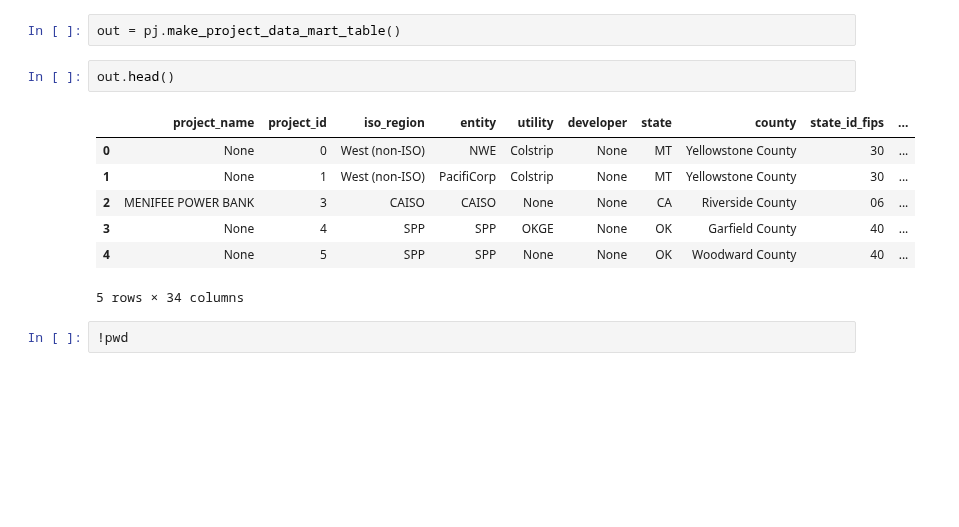
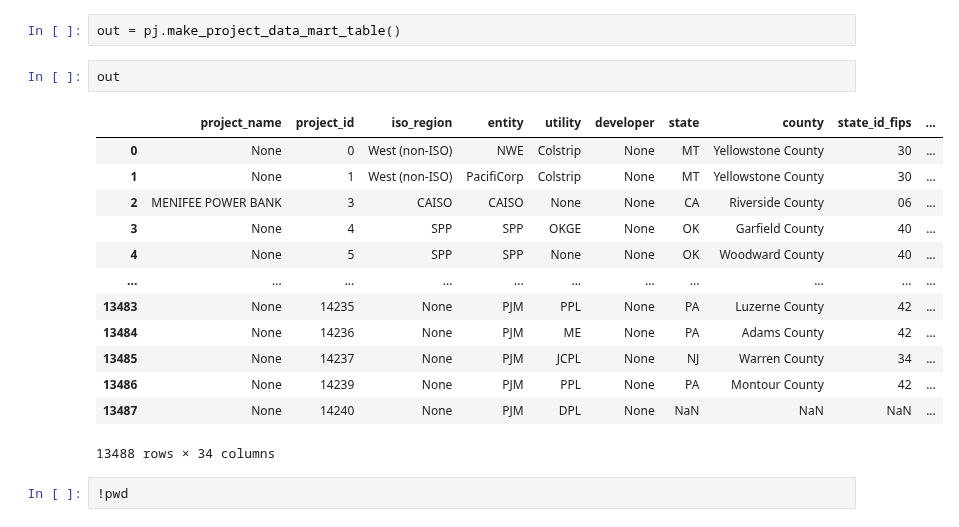
Before and after one commit to deployment-gap-model-education-fund/deployment-gap-model, a Jupyter notebook: notebooks/06-tpb-draft_project_data_mart.ipynb, the cells around one changed output. Drawn from its saved outputs; the diff is of its cells as text; blank space fills up the shorter version.

```diff
--- a/notebooks/06-tpb-draft_project_data_mart.ipynb
+++ b/notebooks/06-tpb-draft_project_data_mart.ipynb
@@ -383,15 +490,21 @@ list(pj._add_derived_columns(merged).columns)
 # %%
 out = pj.make_project_data_mart_table()
 # %%
-out.head()
+out
 # %% [output]
 |  | project_name | project_id | iso_region | entity | utility | developer | state | county | state_id_fips | ... |
 | 0 | None | 0 | West (non-ISO) | NWE | Colstrip | None | MT | Yellowstone County | 30 | ... |
 | 1 | None | 1 | West (non-ISO) | PacifiCorp | Colstrip | None | MT | Yellowstone County | 30 | ... |
 | 2 | MENIFEE POWER BANK | 3 | CAISO | CAISO | None | None | CA | Riverside County | 06 | ... |
 | 3 | None | 4 | SPP | SPP | OKGE | None | OK | Garfield County | 40 | ... |
 | 4 | None | 5 | SPP | SPP | None | None | OK | Woodward County | 40 | ... |
+| ... | ... | ... | ... | ... | ... | ... | ... | ... | ... | ... |
+| 13483 | None | 14235 | None | PJM | PPL | None | PA | Luzerne County | 42 | ... |
+| 13484 | None | 14236 | None | PJM | ME | None | PA | Adams County | 42 | ... |
+| 13485 | None | 14237 | None | PJM | JCPL | None | NJ | Warren County | 34 | ... |
+| 13486 | None | 14239 | None | PJM | PPL | None | PA | Montour County | 42 | ... |
+| 13487 | None | 14240 | None | PJM | DPL | None | NaN | NaN | NaN | ... |
-5 rows × 34 columns
+13488 rows × 34 columns
 # %%
 !pwd
 # %% [output]
```
Also changed, not shown: parts of 30 cells of this notebook, 1 other file.
